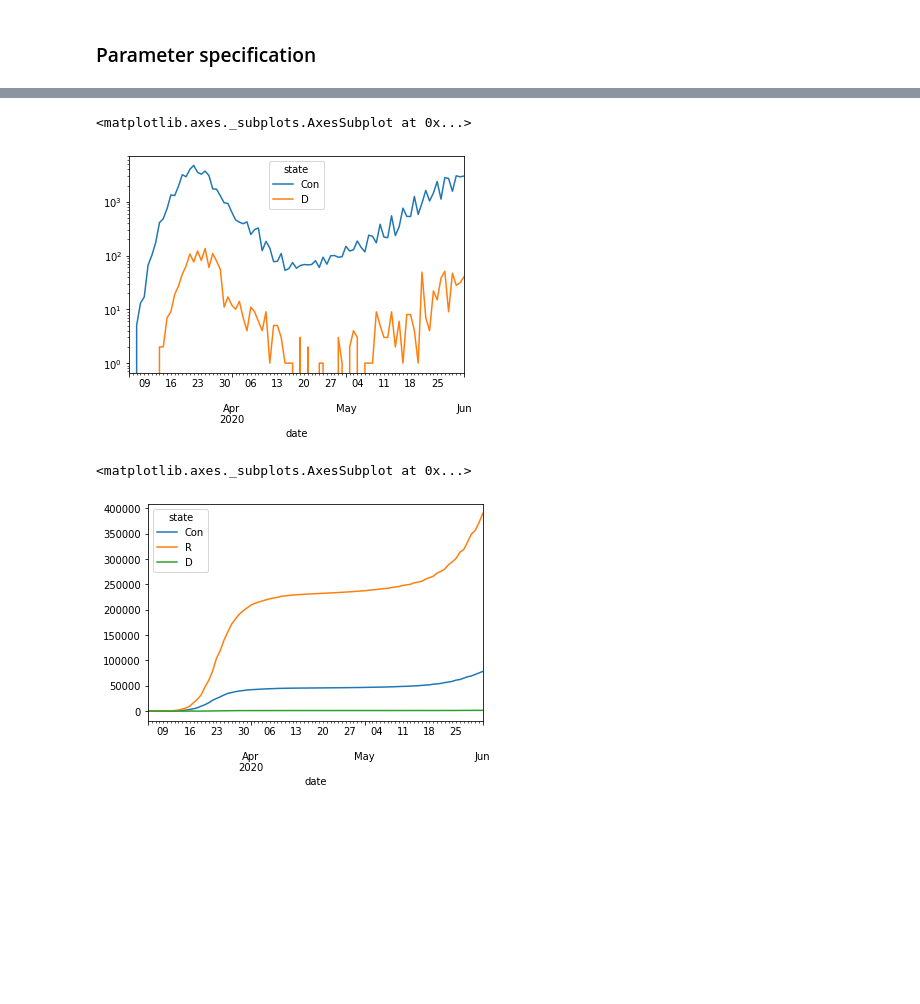
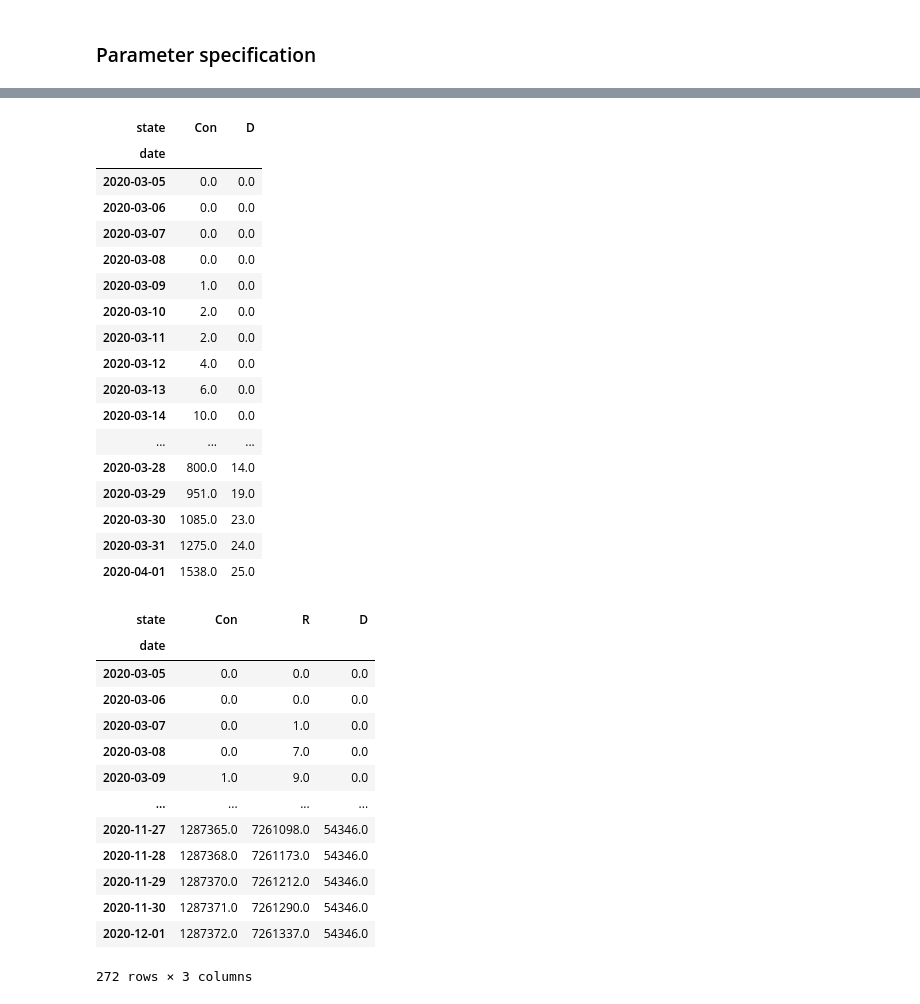
Before and after one commit to epi-center/planning, a Jupyter notebook: model/HeterogenousStochasticCompartments.ipynb, the cells around one changed output, grey strips where cells are left out. Saved outputs shown, nothing was run; the diff lists cells and outputs as text; code cells hidden in the pictures; blank space fills up the shorter version.

```diff
--- a/model/HeterogenousStochasticCompartments.ipynb
+++ b/model/HeterogenousStochasticCompartments.ipynb
@@ -327,11 +337,39 @@ non_demo.loc[:'12-30-20',['H', 'C']].plot()
 # %%
 # Daily confirms, deaths.
-pop.loc[:'06-01-20'].sum(axis=1).unstack()[['Con', 'D']].diff().plot(logy=True)
+pop.loc[:'04-01-20'].sum(axis=1).unstack()[['Con', 'D']]
 # %% [output]
-<matplotlib.axes._subplots.AxesSubplot at 0x...>
-[figure, removed]
+| state | Con | D |
+| date |  |  |
+| 2020-03-05 | 0.0 | 0.0 |
+| 2020-03-06 | 0.0 | 0.0 |
+| 2020-03-07 | 0.0 | 0.0 |
+| 2020-03-08 | 0.0 | 0.0 |
+| 2020-03-09 | 1.0 | 0.0 |
+| 2020-03-10 | 2.0 | 0.0 |
+| 2020-03-11 | 2.0 | 0.0 |
+| 2020-03-12 | 4.0 | 0.0 |
+| 2020-03-13 | 6.0 | 0.0 |
+| 2020-03-14 | 10.0 | 0.0 |
+| ... | ... | ... |
+| 2020-03-28 | 800.0 | 14.0 |
+| 2020-03-29 | 951.0 | 19.0 |
+| 2020-03-30 | 1085.0 | 23.0 |
+| 2020-03-31 | 1275.0 | 24.0 |
+| 2020-04-01 | 1538.0 | 25.0 |
 # %%
-pop.loc[:'06-01-20'].sum(axis=1).unstack()[['Con', 'R', 'D']].plot()
+pop.loc[:'12-01-20'].sum(axis=1).unstack()[['Con', 'R', 'D']]
 # %% [output]
+| state | Con | R | D |
+| date |  |  |  |
+| 2020-03-05 | 0.0 | 0.0 | 0.0 |
+| 2020-03-06 | 0.0 | 0.0 | 0.0 |
+| 2020-03-07 | 0.0 | 1.0 | 0.0 |
+| 2020-03-08 | 0.0 | 7.0 | 0.0 |
+| 2020-03-09 | 1.0 | 9.0 | 0.0 |
+| ... | ... | ... | ... |
+| 2020-11-27 | 1287365.0 | 7261098.0 | 54346.0 |
+| 2020-11-28 | 1287368.0 | 7261173.0 | 54346.0 |
+| 2020-11-29 | 1287370.0 | 7261212.0 | 54346.0 |
+| 2020-11-30 | 1287371.0 | 7261290.0 | 54346.0 |
+| 2020-12-01 | 1287372.0 | 7261337.0 | 54346.0 |
-<matplotlib.axes._subplots.AxesSubplot at 0x...>
+272 rows × 3 columns
-[figure, removed]
```
Also changed, not shown: parts of 9 cells of this notebook.
